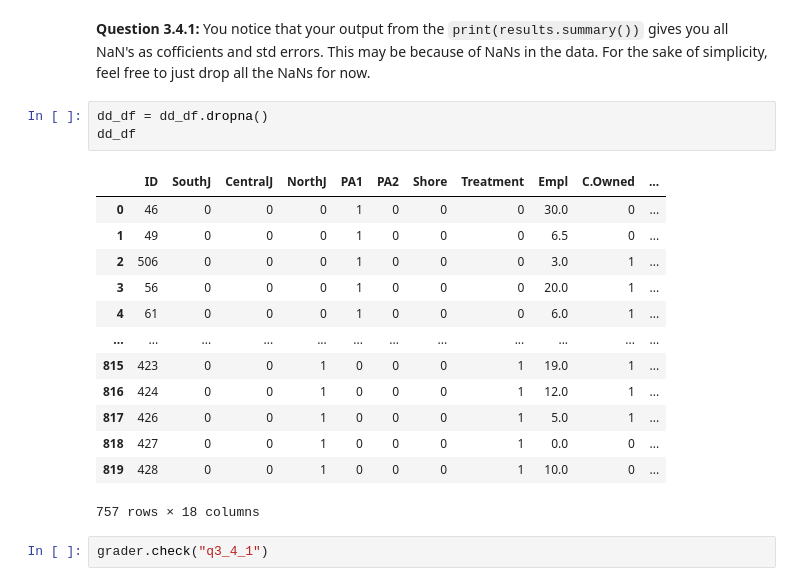
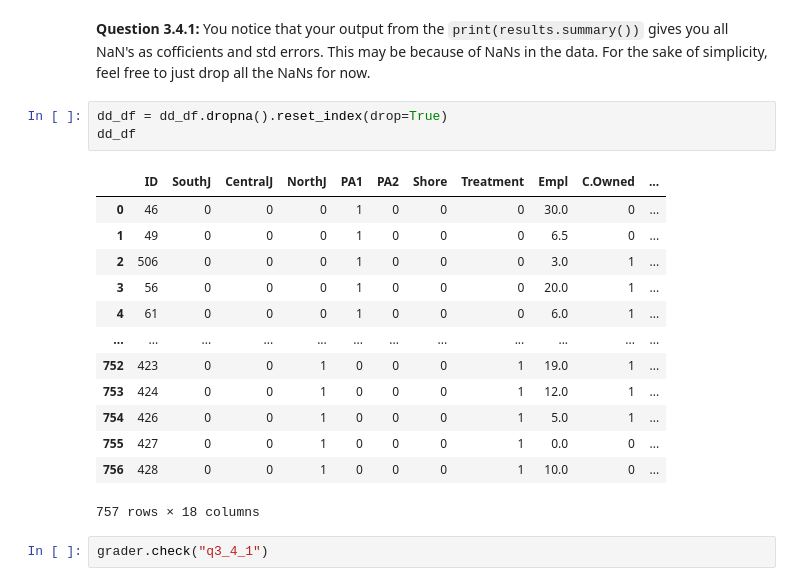
Before and after one commit to johanoelgaard/ECON148, a Jupyter notebook: lab/lab07/lab07.ipynb, the cells around one changed output. Drawn from its saved outputs; the diff is of its cells as text.

```diff
--- a/lab/lab07/lab07.ipynb
+++ b/lab/lab07/lab07.ipynb
@@ -265,21 +265,21 @@ q3_3 results: All test cases passed!
 # %% [markdown]
 **Question 3.4.1:** You notice that your output from the `print(results.summary())` gives you all NaN's as cofficients and std errors. This may be because of NaNs in the data. For the sake of simplicity, feel free to just drop all the NaNs for now.
 # %%
-dd_df = dd_df.dropna()
+dd_df = dd_df.dropna().reset_index(drop=True)
 dd_df
 # %% [output]
 |  | ID | SouthJ | CentralJ | NorthJ | PA1 | PA2 | Shore | Treatment | Empl | C.Owned | ... |
 | 0 | 46 | 0 | 0 | 0 | 1 | 0 | 0 | 0 | 30.0 | 0 | ... |
 | 1 | 49 | 0 | 0 | 0 | 1 | 0 | 0 | 0 | 6.5 | 0 | ... |
 | 2 | 506 | 0 | 0 | 0 | 1 | 0 | 0 | 0 | 3.0 | 1 | ... |
 | 3 | 56 | 0 | 0 | 0 | 1 | 0 | 0 | 0 | 20.0 | 1 | ... |
 | 4 | 61 | 0 | 0 | 0 | 1 | 0 | 0 | 0 | 6.0 | 1 | ... |
 | ... | ... | ... | ... | ... | ... | ... | ... | ... | ... | ... | ... |
-| 815 | 423 | 0 | 0 | 1 | 0 | 0 | 0 | 1 | 19.0 | 1 | ... |
-| 816 | 424 | 0 | 0 | 1 | 0 | 0 | 0 | 1 | 12.0 | 1 | ... |
-| 817 | 426 | 0 | 0 | 1 | 0 | 0 | 0 | 1 | 5.0 | 1 | ... |
-| 818 | 427 | 0 | 0 | 1 | 0 | 0 | 0 | 1 | 0.0 | 0 | ... |
-| 819 | 428 | 0 | 0 | 1 | 0 | 0 | 0 | 1 | 10.0 | 0 | ... |
+| 752 | 423 | 0 | 0 | 1 | 0 | 0 | 0 | 1 | 19.0 | 1 | ... |
+| 753 | 424 | 0 | 0 | 1 | 0 | 0 | 0 | 1 | 12.0 | 1 | ... |
+| 754 | 426 | 0 | 0 | 1 | 0 | 0 | 0 | 1 | 5.0 | 1 | ... |
+| 755 | 427 | 0 | 0 | 1 | 0 | 0 | 0 | 1 | 0.0 | 0 | ... |
+| 756 | 428 | 0 | 0 | 1 | 0 | 0 | 0 | 1 | 10.0 | 0 | ... |
 757 rows × 18 columns
 # %%
 grader.check("q3_4_1")
```
Also changed, not shown: parts of 6 cells of this notebook, 1 other file.
